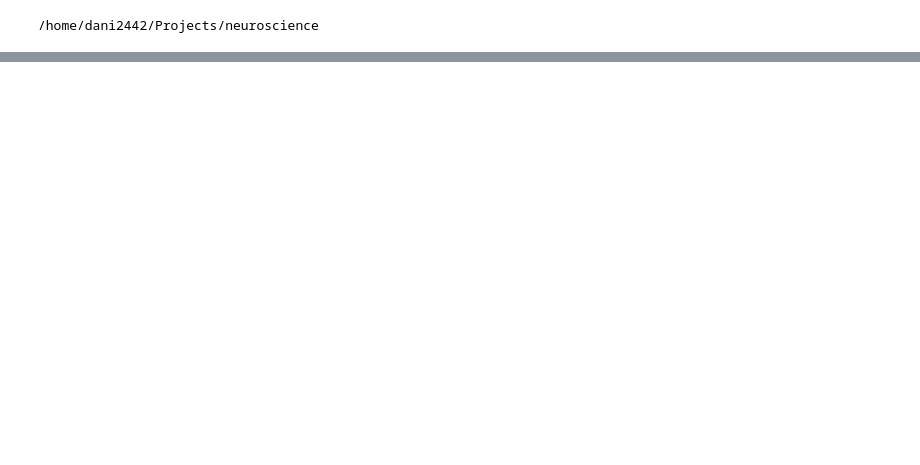
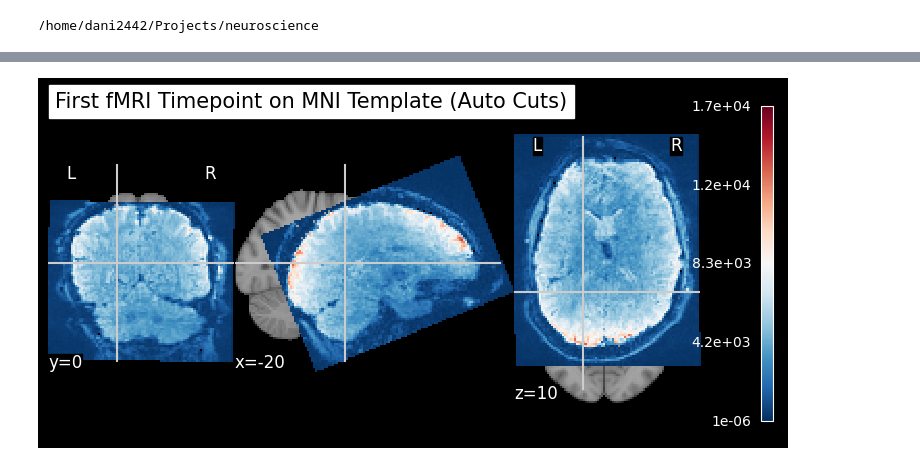
Before and after one commit to dani2442/neuroscience, a Jupyter notebook: notebooks/fmri_example.ipynb, the cells around one changed output, grey strips where cells are left out. Cells and saved outputs as stored; diff of their text form; code cells hidden in the pictures; blank space fills up the shorter version.

```diff
--- a/notebooks/fmri_example.ipynb
+++ b/notebooks/fmri_example.ipynb
@@ -33,0 +51,23 @@ Error: File not found at /data/100206_3T/scans/408_rfMRI/NIFTI/100206_3T_rfMRI_R
+# %%
+from nilearn import plotting, datasets
+from nilearn.image import mean_img, resample_to_img
+import matplotlib.pyplot as plt
+
+# Assuming 'img' is your loaded fMRI image from the previous step
+
+# Extract the mean image across the time dimension for visualization
+# This converts the 4D fMRI data into a 3D image
+mean_fmri_img = mean_img(img)
+template = datasets.load_mni152_template(resolution=2)
+
+# Plotting the mean fMRI image in "glass brain" view
+plotting.plot_glass_brain(mean_fmri_img, display_mode='ortho', title='Mean fMRI Image (Glass Brain)')
+plt.show()
+
+# Plotting slices of the mean fMRI image
+# You can specify cuts (e.g., [-20, 0, 20] for sagittal, coronal, axial cuts)
+#plotting.plot_epi(mean_fmri_img, title='Mean fMRI Image Slices', display_mode='ortho')
+#plt.show()
+
+# You can also save the plots
+# plotting.plot_epi(mean_fmri_img, output_file='mean_fmri_slices.png')
@@ -33,0 +118,22 @@ Error: File not found at /data/100206_3T/scans/408_rfMRI/NIFTI/100206_3T_rfMRI_R
+# %%
+# Let's say you have a 3D statistical map (e.g., 'stat_map.nii.gz')
+# For demonstration, we'll just take the first time point of our fMRI data
+first_timepoint_img = nib.Nifti1Image(data[..., 0], affine)
+
+# You can also load an anatomical image (e.g., T1w) for background
+# For this example, let's use a dataset from Nilearn for a background image
+from nilearn import datasets
+anat_img = datasets.load_mni152_template(resolution=2) # Load a standard anatomical template
+
+manual_cut_coords = (-20, 0, 10)
+# Plotting the first timepoint on an anatomical background
+plotting.plot_stat_map(
+    first_timepoint_img,
+    bg_img=anat_img,
+    display_mode='ortho',
+    title='First fMRI Timepoint on MNI Template (Auto Cuts)',
+    cut_coords=manual_cut_coords # This will automatically select 5 cuts for each plane (sagittal, coronal, axial)
+)
+plt.show()
+# %% [output]
+[figure, added]
```
Also changed, not shown: parts of 8 cells of this notebook, 2 other files.
